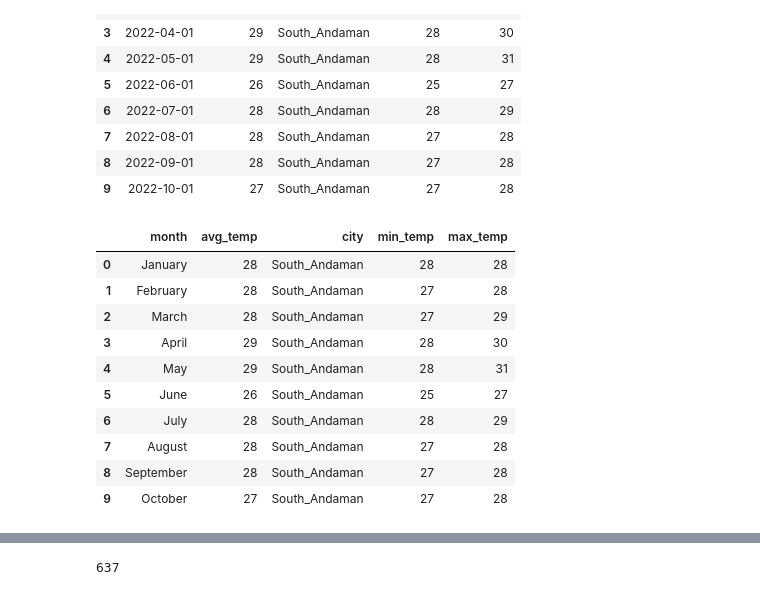
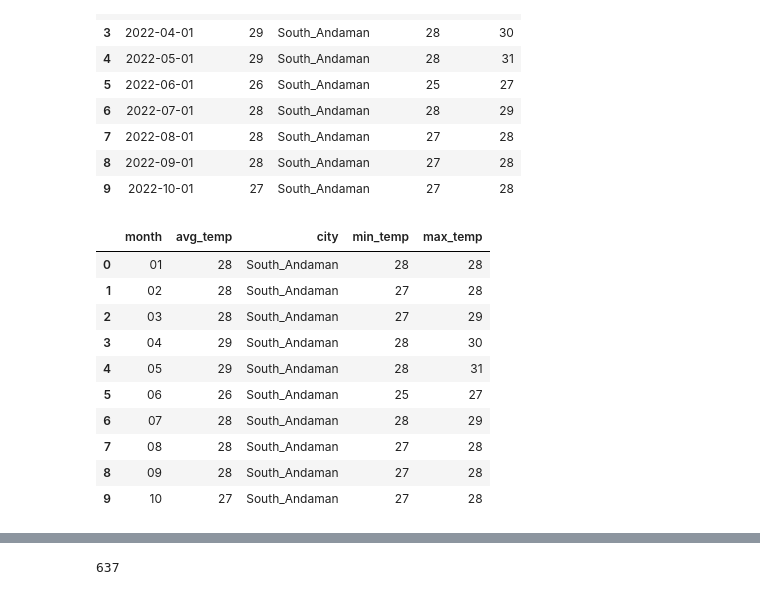
Before and after one commit to piyush-mk/TRINIT_ExeAI_ML, a Jupyter notebook: preprocess.ipynb, the cells around one changed output, grey strips where cells are left out. Cells and saved outputs as stored; diff of their text form; code cells hidden in the pictures.

```diff
--- a/preprocess.ipynb
+++ b/preprocess.ipynb
@@ -384,19 +384,18 @@ df9.head(10)
 | 8 | 2022-09-01 | 28 | South_Andaman | 27 | 28 |
 | 9 | 2022-10-01 | 27 | South_Andaman | 27 | 28 |
 # %%
-#change the month column from date to month
-df9['month'] = pd.to_datetime(df9['month'])
-df9['month'] = df9['month'].dt.month_name()
+#change the month column to only month
+df9['month'] = df9['month'].str.split('-').str[1]
 df9.head(10)
 # %% [output]
 |  | month | avg_temp | city | min_temp | max_temp |
-| 0 | January | 28 | South_Andaman | 28 | 28 |
-| 1 | February | 28 | South_Andaman | 27 | 28 |
-| 2 | March | 28 | South_Andaman | 27 | 29 |
-| 3 | April | 29 | South_Andaman | 28 | 30 |
-| 4 | May | 29 | South_Andaman | 28 | 31 |
-| 5 | June | 26 | South_Andaman | 25 | 27 |
-| 6 | July | 28 | South_Andaman | 28 | 29 |
-| 7 | August | 28 | South_Andaman | 27 | 28 |
-| 8 | September | 28 | South_Andaman | 27 | 28 |
-| 9 | October | 27 | South_Andaman | 27 | 28 |
+| 0 | 01 | 28 | South_Andaman | 28 | 28 |
+| 1 | 02 | 28 | South_Andaman | 27 | 28 |
+| 2 | 03 | 28 | South_Andaman | 27 | 29 |
+| 3 | 04 | 29 | South_Andaman | 28 | 30 |
+| 4 | 05 | 29 | South_Andaman | 28 | 31 |
+| 5 | 06 | 26 | South_Andaman | 25 | 27 |
+| 6 | 07 | 28 | South_Andaman | 28 | 29 |
+| 7 | 08 | 28 | South_Andaman | 27 | 28 |
+| 8 | 09 | 28 | South_Andaman | 27 | 28 |
+| 9 | 10 | 27 | South_Andaman | 27 | 28 |
```
Also changed, not shown: parts of 12 cells of this notebook, 9 other files.
